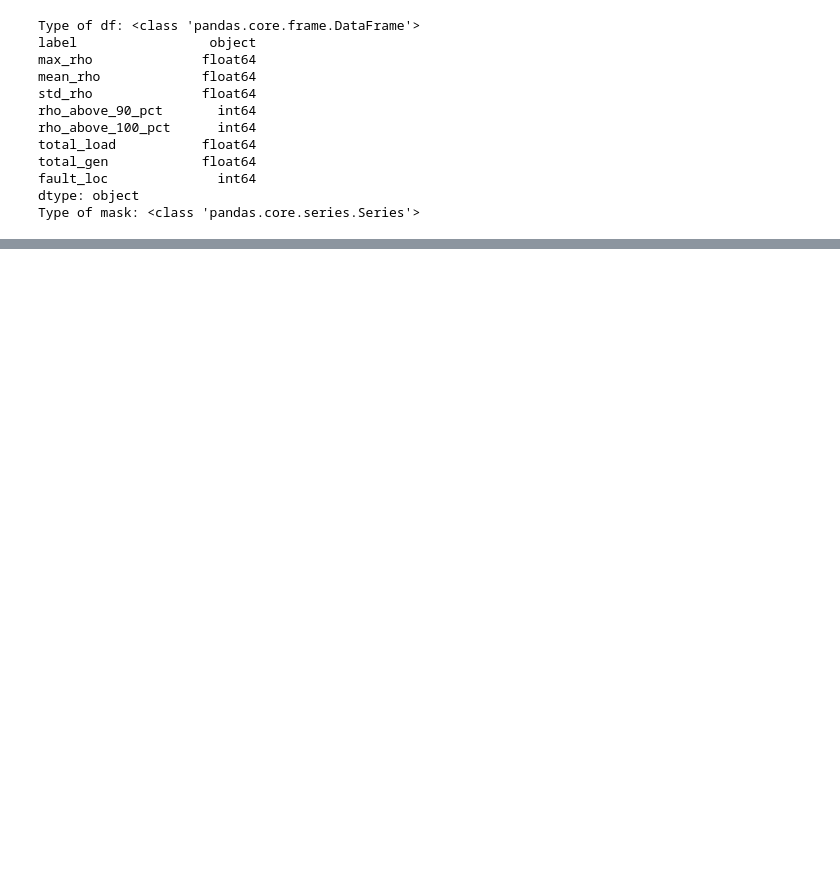
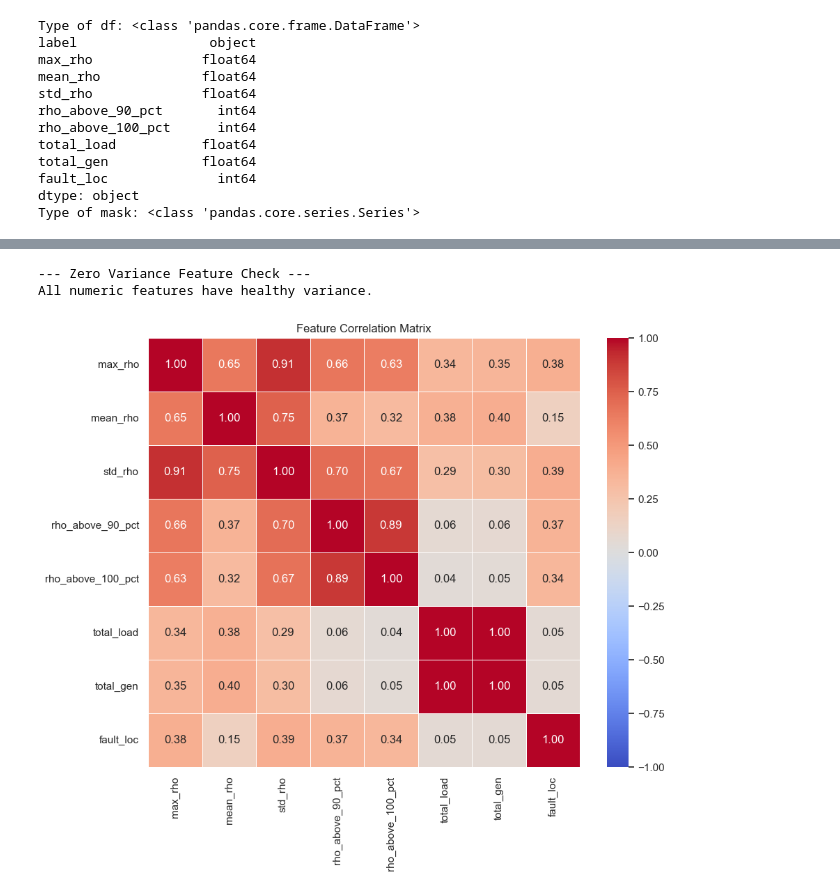
Before and after one commit to abrarfahim-1000/T2530913-code, a Jupyter notebook: EDA.ipynb, the cells around one changed output, grey strips where cells are left out. Saved outputs shown, nothing was run; the diff lists cells and outputs as text; code cells hidden in the pictures; blank space fills up the shorter version.

```diff
--- a/EDA.ipynb
+++ b/EDA.ipynb
@@ -176,0 +226,44 @@ plot_pca_clusters(df)
+# %%
+def check_zero_variance(df):
+    """
+    Flags any feature that has near-zero variance.
+    If a feature doesn't vary, the GNN's weights for it will die.
+    """
+    print("\n--- Zero Variance Feature Check ---")
+    numeric_df = df.select_dtypes(include=[np.number])
+    variances = numeric_df.var()
+
+    dead_features = variances[variances < 1e-5]
+    if len(dead_features) > 0:
+        print("WARNING: The following features have effectively zero variance and provide no signal:")
+        for feat, var in dead_features.items():
+            print(f" - {feat} (Variance: {var:.8f})")
+    else:
+        print("All numeric features have healthy variance.")
+
+# Usage:
+check_zero_variance(df)
+# %% [output]
+--- Zero Variance Feature Check ---
+All numeric features have healthy variance.
+# %%
+def plot_correlation_heatmap(df):
+    """
+    Identifies highly redundant features.
+    If two features have > 0.95 correlation, consider dropping one.
+    """
+    plt.figure(figsize=(10, 8))
+    numeric_df = df.select_dtypes(include=[np.number])
+
+    # Calculate Pearson correlation matrix
+    corr = numeric_df.corr()
+
+    # Plot heatmap
+    sns.heatmap(corr, annot=True, cmap='coolwarm', vmin=-1, vmax=1, fmt=".2f", linewidths=0.5)
+    plt.title("Feature Correlation Matrix")
+    plt.show()
+
+# Usage:
+plot_correlation_heatmap(df)
+# %% [output]
+[figure, added]
```
Also changed, not shown: parts of 9 cells of this notebook, 3 other files.
